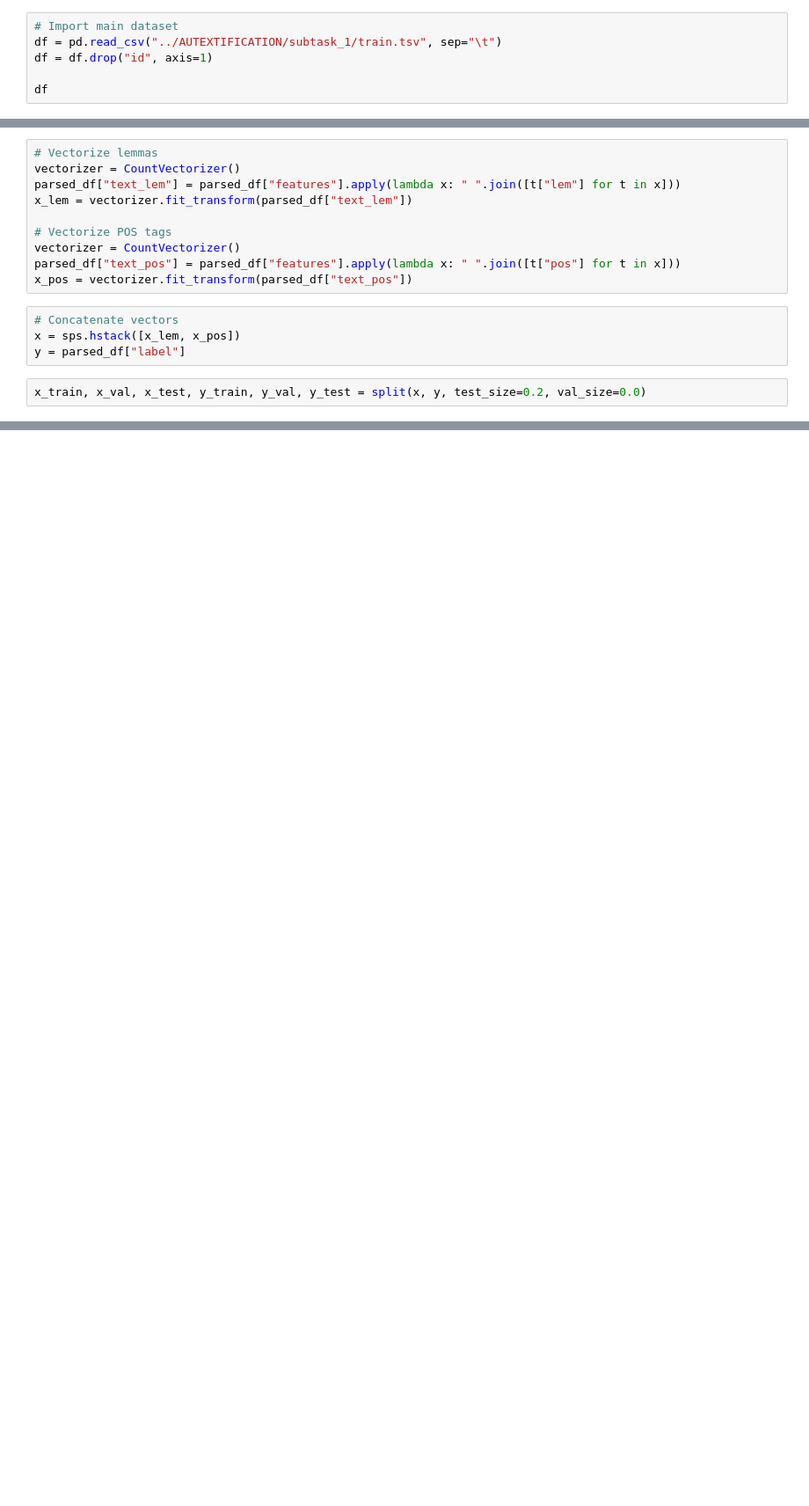
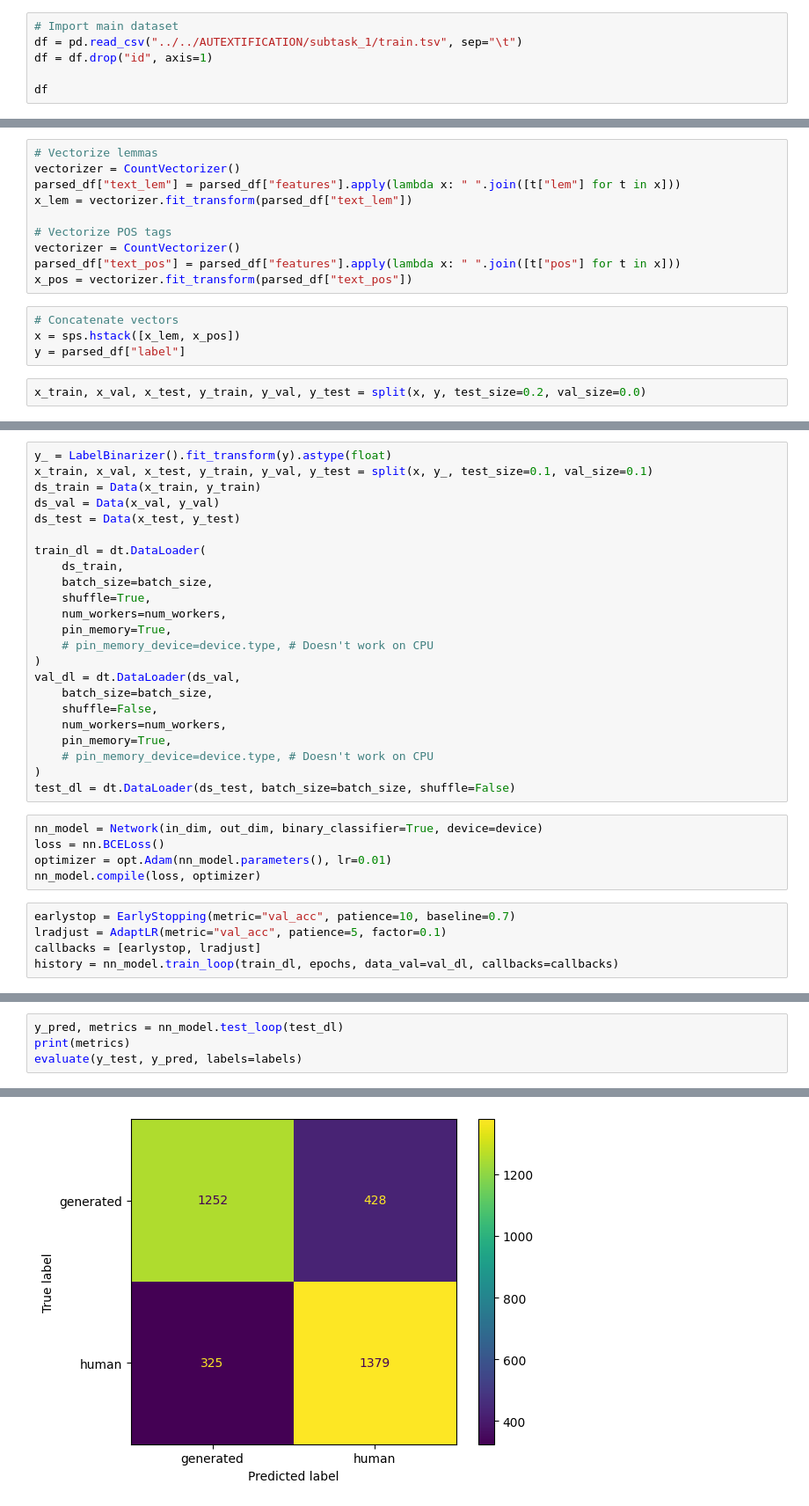
Before and after one commit to daviderigamonti/NLP-Project, a Jupyter notebook: notebooks/Task1/T1_DepParsing.ipynb, the cells around one changed output, grey strips where cells are left out. Shown at 88% size. Saved outputs shown, nothing was run; the diff lists cells and outputs as text; blank space fills up the shorter version.

```diff
--- a/notebooks/DepParsing.ipynb
+++ b/notebooks/Task1/T1_DepParsing.ipynb
@@ -43,7 +54,7 @@ nlp_model = spacy.load("en_core_web_sm")
 [nltk_data]   Package stopwords is already up-to-date!
 # %%
 # Import main dataset
-df = pd.read_csv("../AUTEXTIFICATION/subtask_1/train.tsv", sep="\t")
+df = pd.read_csv("../../AUTEXTIFICATION/subtask_1/train.tsv", sep="\t")
 df = df.drop("id", axis=1)
 
 df
@@ -362,0 +487,33 @@ weighted avg       0.82      0.82      0.82      6769
+# %%
+y_ = LabelBinarizer().fit_transform(y).astype(float)
+x_train, x_val, x_test, y_train, y_val, y_test = split(x, y_, test_size=0.1, val_size=0.1)
+ds_train = Data(x_train, y_train)
+ds_val = Data(x_val, y_val)
+ds_test = Data(x_test, y_test)
+
+train_dl = dt.DataLoader(
+    ds_train,
+    batch_size=batch_size,
+    shuffle=True,
+    num_workers=num_workers,
+    pin_memory=True,
+    # pin_memory_device=device.type, # Doesn't work on CPU
+)
+val_dl = dt.DataLoader(ds_val,
+    batch_size=batch_size,
+    shuffle=False,
+    num_workers=num_workers,
+    pin_memory=True,
+    # pin_memory_device=device.type, # Doesn't work on CPU
+)
+test_dl = dt.DataLoader(ds_test, batch_size=batch_size, shuffle=False)
+# %%
+nn_model = Network(in_dim, out_dim, binary_classifier=True, device=device)
+loss = nn.BCELoss()
+optimizer = opt.Adam(nn_model.parameters(), lr=0.01)
+nn_model.compile(loss, optimizer)
+# %%
+earlystop = EarlyStopping(metric="val_acc", patience=10, baseline=0.7)
+lradjust = AdaptLR(metric="val_acc", patience=5, factor=0.1)
+callbacks = [earlystop, lradjust]
+history = nn_model.train_loop(train_dl, epochs, data_val=val_dl, callbacks=callbacks)
@@ -362,0 +538,5 @@ weighted avg       0.82      0.82      0.82      6769
+# %%
+y_pred, metrics = nn_model.test_loop(test_dl)
+print(metrics)
+evaluate(y_test, y_pred, labels=labels)
+# %% [output]
@@ -362,0 +552 @@ weighted avg       0.82      0.82      0.82      6769
+[figure, added]
```
Also changed, not shown: parts of 10 cells of this notebook, 3 other files.
